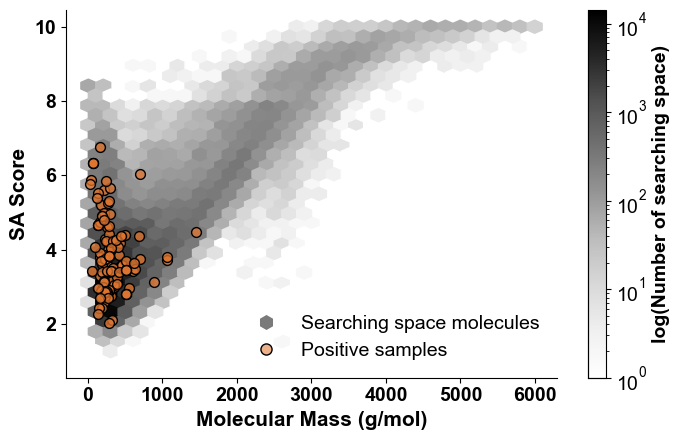
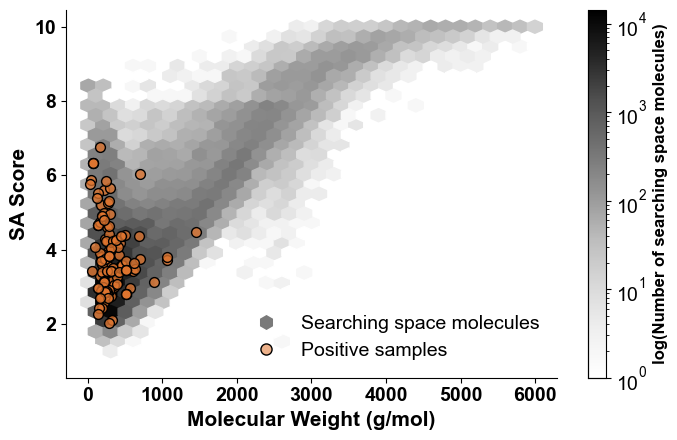
Unified diff of the notebook cell whose output changed from the first chart to the second:
--- before
+++ after
@@ -46,5 +46,5 @@
 cb = plt.colorbar(hb)
 cb.ax.tick_params(labelsize=14)
-cb.set_label('log(Number of searching space)', fontsize=14, fontweight='bold')
+cb.set_label('log(Number of searching space molecules)', fontsize=12, fontweight='bold')
 
 # scatter
@@ -92,5 +92,5 @@
 
 # labels
-plt.xlabel("Molecular Mass (g/mol)", fontsize=15, fontweight='bold')
+plt.xlabel("Molecular Weight (g/mol)", fontsize=15, fontweight='bold')
 plt.ylabel("SA Score", fontsize=15, fontweight='bold')
 

Commit: update